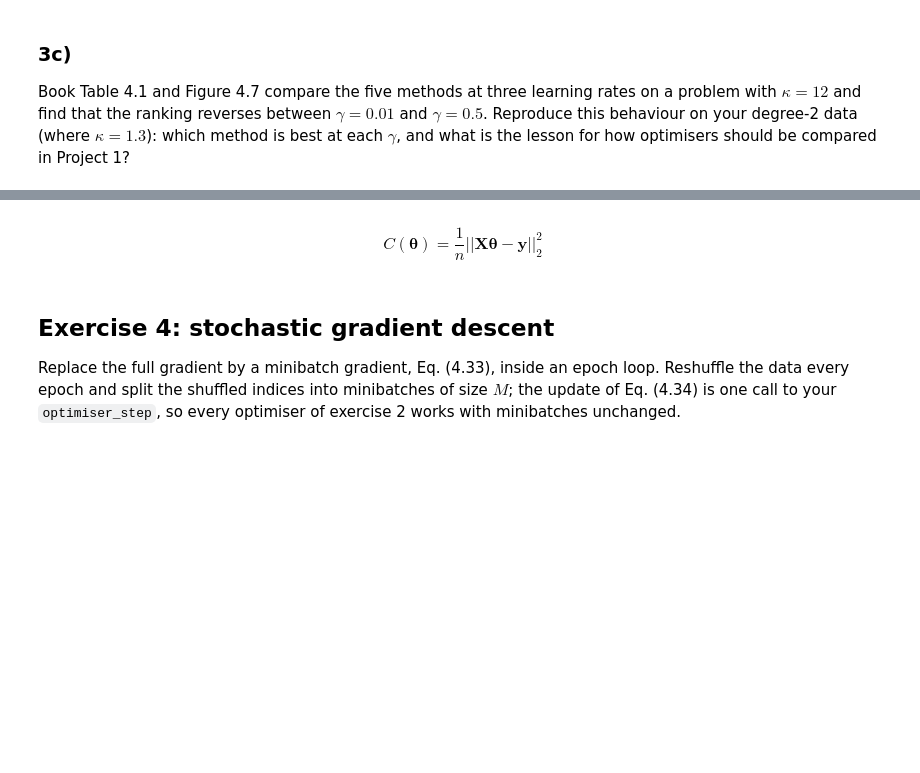
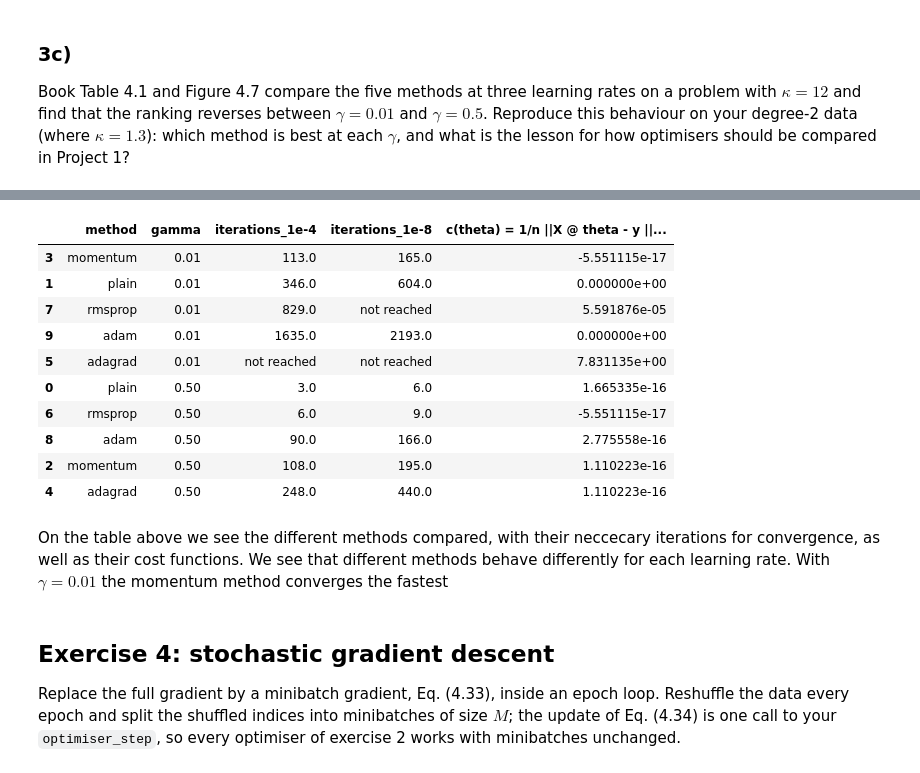
Before and after one commit to nillescorner/FYS-STK4155-Group, a Jupyter notebook: WeeklyTasks/exercisesweek38.ipynb, the cells around one changed output, grey strips where cells are left out. Cells and saved outputs as stored; diff of their text form; code cells hidden in the pictures; blank space fills up the shorter version.

```diff
--- a/WeeklyTasks/exercisesweek38.ipynb
+++ b/WeeklyTasks/exercisesweek38.ipynb
@@ -643,8 +708,8 @@ FUNCT_RUNS = (('plain', gammas, '#777777', 'plain GD'),
             ('adam', gammas, '#BB5566', 'Adam, $\\gamma=0.05$'))
 
 
-def funct_comparison(degree=5, num_iters=30000, lam = 0.0, FUNCT_RUNS = FUNCT_RUNS):
-    """Excess cost C(theta_k) - C(theta_hat) for the optimisers in a problem"""
+def funct_comparison(degree=5, num_iters=30000, lam = 0.0, FUNCT_RUNS =FUNCT_RUNS):
+    """Excess cost C(theta_k) - C(theta_hat) for the optimisers."""
     X, y = exercise_data(degree=degree)
     theta_cf = closed_form(X, y, lam = lam) #the estimator, OLS if lam = 0, ridge otherwise
     # print(f"{theta_cf.shape = } , {X.shape=}, {y.shape=}")
@@ -727,6 +812,4 @@ degree-2 data (where $\kappa = 1.3$): which method is best at each $\gamma$, and
 what is the lesson for how optimisers should be compared in Project 1?
 # %% [markdown]
 ![image.jpg](figs/table4.1.jpg)
-# %% [markdown]
-$$C(\mathbf{\theta})= \frac{1}{n}||\mathbf{X\theta}-\mathbf{y}||^2_2$$
 # %%
@@ -754,3 +837,42 @@ for epoch in range(n_epochs):
+# %%
+import pandas as pd
+records = []
+for method, gammas_, colour, _ in FUNCT_RUNS_2deg:
+    for gamma in gammas_:
+        excess = excess2[method][gamma]
+
+        row = {
+            "method": method,
+            "gamma": gamma,
+            "iterations_1e-4": iterations[method][gamma][1e-4],
+            "iterations_1e-8": iterations[method][gamma][1e-8],
+            "c(theta) = 1/n ||X @ theta - y || ^2_2": excess[-1], # results from the "cost" function defined earlier
+        }
+        records.append(row)
+
+pd_3c = pd.DataFrame(records)
+
+# Mark runs that did not reach the tolerance
+pd_3c["iterations_1e-4"] = pd_3c["iterations_1e-4"].fillna("not reached")
+pd_3c["iterations_1e-8"] = pd_3c["iterations_1e-8"].fillna("not reached")
+
+pd_3c = pd_3c.sort_values(["gamma", "iterations_1e-4"])
+
+display(pd_3c)
+# %% [output]
+|  | method | gamma | iterations_1e-4 | iterations_1e-8 | c(theta) = 1/n ||X @ theta - y ||... |
+| 3 | momentum | 0.01 | 113.0 | 165.0 | -5.551115e-17 |
+| 1 | plain | 0.01 | 346.0 | 604.0 | 0.000000e+00 |
+| 7 | rmsprop | 0.01 | 829.0 | not reached | 5.591876e-05 |
+| 9 | adam | 0.01 | 1635.0 | 2193.0 | 0.000000e+00 |
+| 5 | adagrad | 0.01 | not reached | not reached | 7.831135e+00 |
+| 0 | plain | 0.50 | 3.0 | 6.0 | 1.665335e-16 |
+| 6 | rmsprop | 0.50 | 6.0 | 9.0 | -5.551115e-17 |
+| 8 | adam | 0.50 | 90.0 | 166.0 | 2.775558e-16 |
+| 2 | momentum | 0.50 | 108.0 | 195.0 | 1.110223e-16 |
+| 4 | adagrad | 0.50 | 248.0 | 440.0 | 1.110223e-16 |
+# %% [markdown]
+On the table above we see the different methods compared, with their neccecary iterations for convergence, as well as their cost functions. We see that different methods behave differently for each learning rate. With $\gamma = 0.01$ the momentum method converges the fastest
 # %% [markdown]
 ## Exercise 4: stochastic gradient descent
 
```
Also changed, not shown: parts of 19 cells of this notebook.
